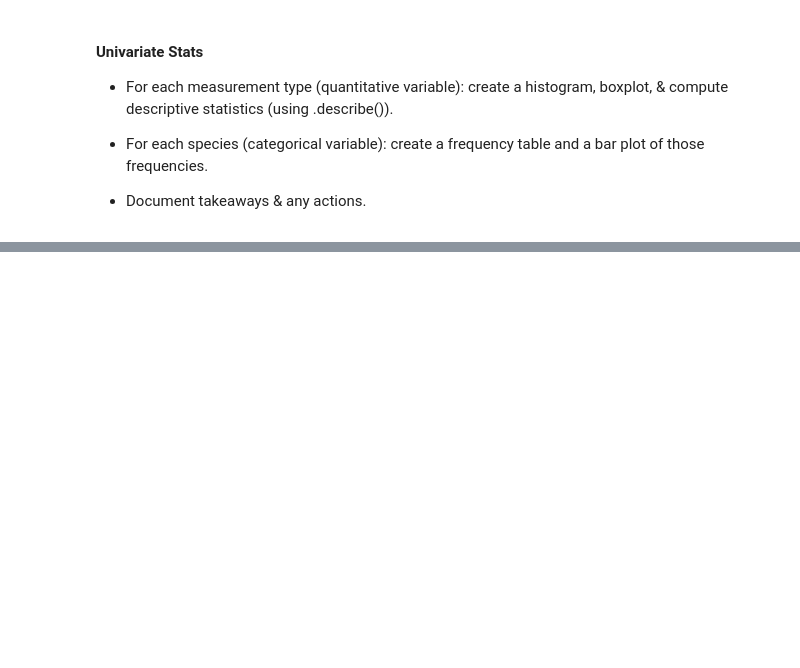
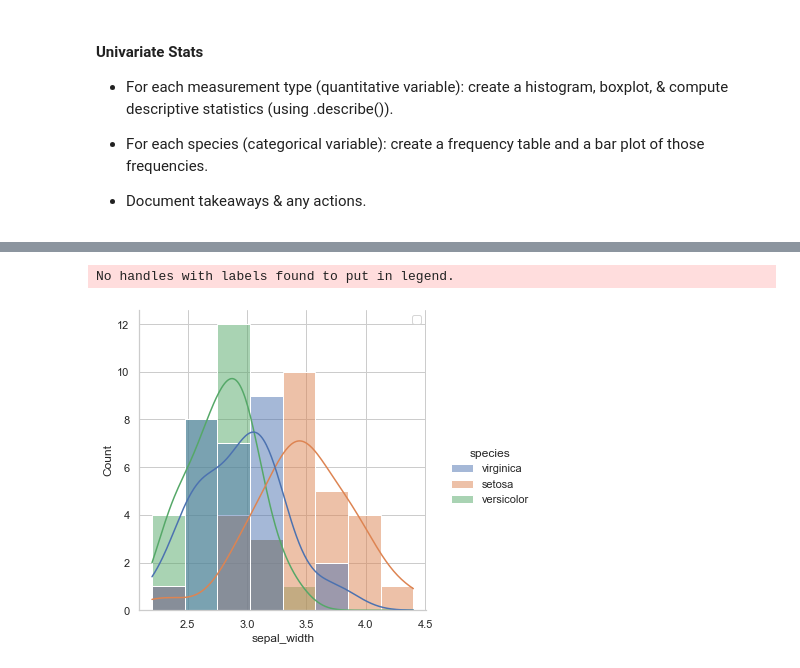
Before and after one commit to jeneyring/classification-exercises, a Jupyter notebook: classification-exercises.ipynb, the cells around one changed output, grey strips where cells are left out. Drawn from its saved outputs; the diff is of its cells as text; code cells hidden in the pictures; blank space fills up the shorter version.

```diff
--- a/classification-exercises.ipynb
+++ b/classification-exercises.ipynb
@@ -824,9 +823,12 @@ plt.show()
 # %%
 #sepal_width and species do not seem incredibly related
 #there is a lot of similar sizes between species here
 #however versicolor seems to have more sepal width that are larger than other iris'
-sns.displot(data=train, x="sepal_width", hue="species", label="Sepal Width", kde=True)
+sns.displot(data=train, x="sepal_width", hue="species", kde=True)
 plt.legend()
 plt.show()
+# %% [output]
+No handles with labels found to put in legend.
+[figure, added]
 # %%
 #sepal_length doesn't seem to be very related to species except that the iris' with the longer sepals tend to be setosa species
```
Also changed, not shown: parts of 46 cells of this notebook.
